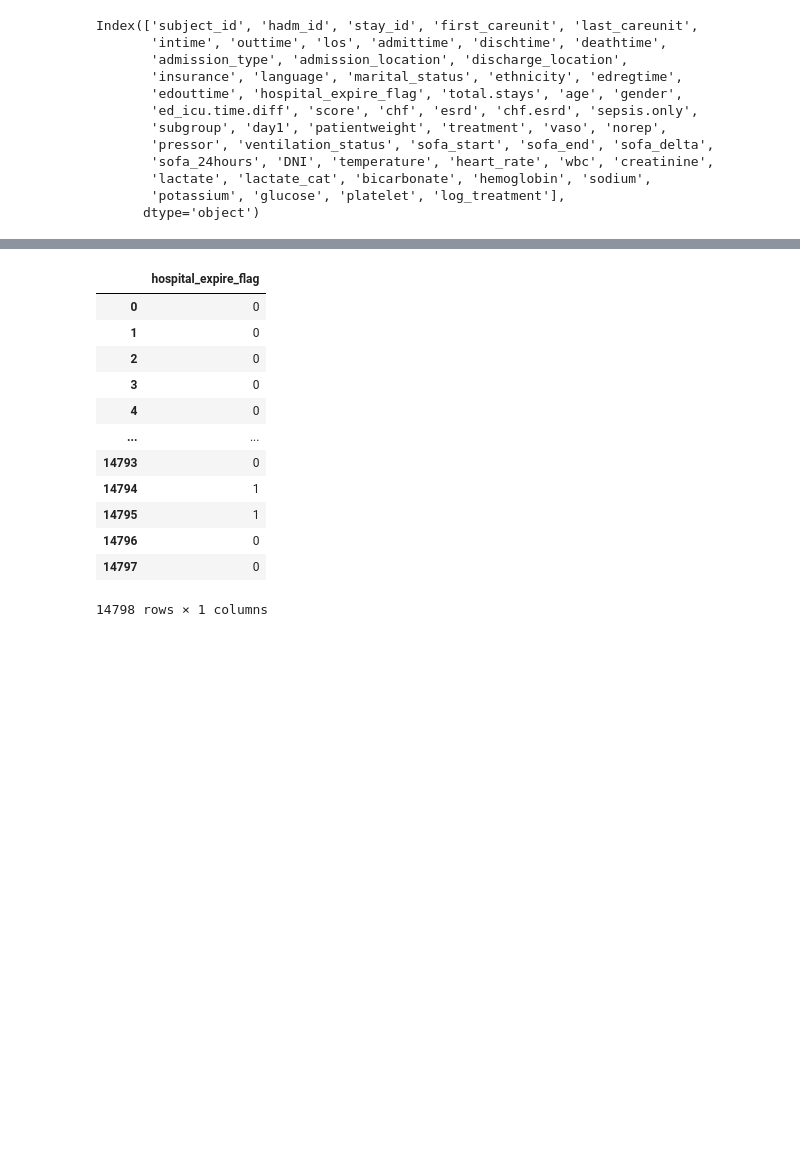
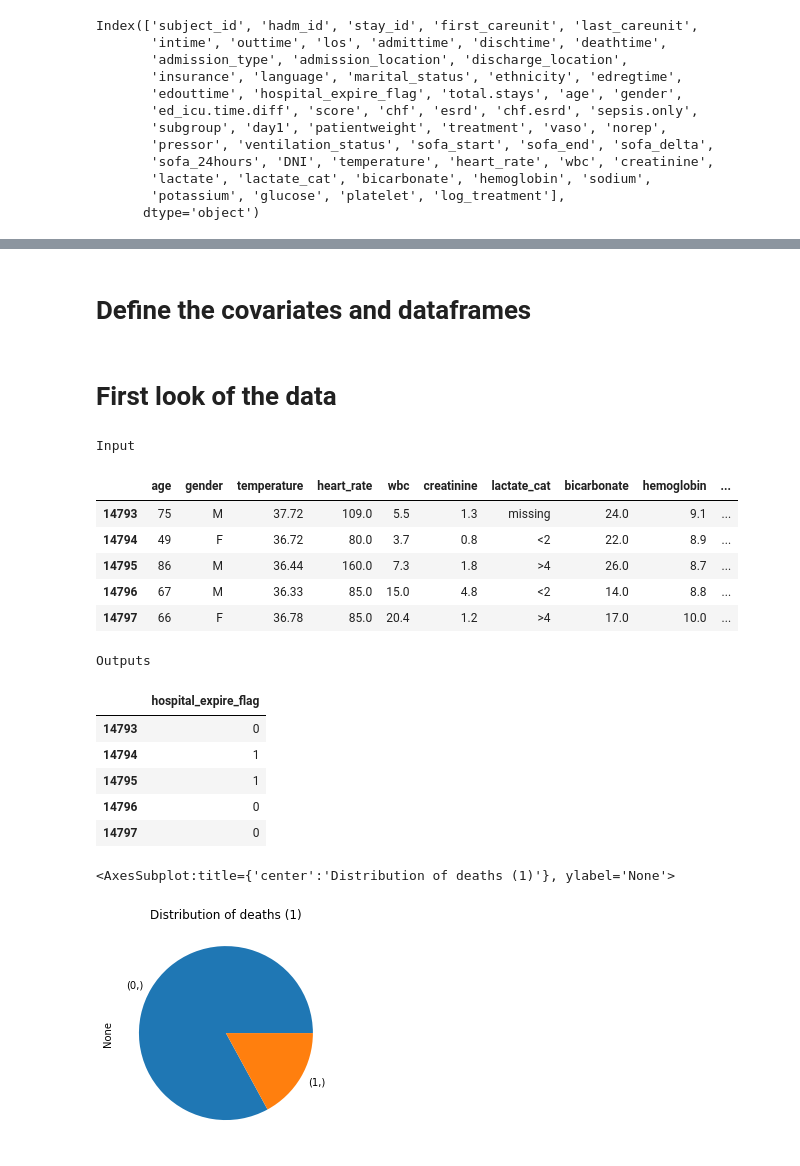
Before and after one commit to arnaud39/tarNET_continuous, a Jupyter notebook: data_exploration.ipynb, the cells around one changed output, grey strips where cells are left out. Cells and saved outputs as stored; diff of their text form; code cells hidden in the pictures; blank space fills up the shorter version.

Commit message:
data analysis notebook added

```diff
--- a/data_exploration.ipynb
+++ b/data_exploration.ipynb
@@ -26,3 +26,11 @@ Index(['subject_id', 'hadm_id', 'stay_id', 'first_careunit', 'last_careunit',
        'lactate', 'lactate_cat', 'bicarbonate', 'hemoglobin', 'sodium',
        'potassium', 'glucose', 'platelet', 'log_treatment'],
       dtype='object')
+# %%
+time_converter = lambda ts: pd.to_datetime(ts.str.strip(), format="%Y-%m-%dT%H:%M:%SZ")
+time_cols = ["outtime", "intime", "admittime", "dischtime", "deathtime", "edregtime", "edouttime"]
+for col in time_cols:
+    df_[col] = time_converter(df_[col])
+
+
+df_.info()
@@ -29,6 +78,8 @@ Index(['subject_id', 'hadm_id', 'stay_id', 'first_careunit', 'last_careunit',
+# %% [markdown]
+# Define the covariates and dataframes
 # %%
-outcomes = ["hospital_expire_flag"] #does he die or not
-cohort = ["chf", "esrd"] #dummies variable
+outcomes = ["hospital_expire_flag"]  # does he die or not
+cohort = ["chf", "esrd"]  # dummies variable
 covariates = [
     "age",
     "gender",
@@ -44,18 +95,7 @@ covariates = [
     "glucose",
     "platelet",
 ]
-df_[outcomes]
+
+
+df_y = df_.loc[:, outcomes]
+df_x = df_.loc[:, covariates]
-# %% [output]
-|  | hospital_expire_flag |
-| 0 | 0 |
-| 1 | 0 |
-| 2 | 0 |
-| 3 | 0 |
-| 4 | 0 |
-| ... | ... |
-| 14793 | 0 |
-| 14794 | 1 |
-| 14795 | 1 |
-| 14796 | 0 |
-| 14797 | 0 |
-14798 rows × 1 columns
@@ -63,0 +118,38 @@ from data.analysisTool import cfs, remove_features
+# %% [markdown]
+# First look of the data
+# %%
+### ???????????????why you don't add the missing values fullfill here before this step?????????????????????????
+
+from IPython.display import display_html
+from itertools import chain, cycle
+
+
+def display_side_by_side(*args, titles=cycle([""])):
+    html_str = ""
+    for df, title in zip(args, chain(titles, cycle(["</br>"]))):
+        html_str += '<th style="text-align:center"><td style="vertical-align:top">'
+        html_str += f"<h2>{title}</h2>"
+        html_str += df.to_html().replace("table", 'table style="display:inline"')
+        html_str += "</td></th>"
+    display_html(html_str, raw=True)
+
+
+display_side_by_side(df_x.tail(5), df_y.tail(5), titles=["Input", "Outputs"])
+df_y.value_counts().plot.pie(title="Distribution of deaths (1)")
+# %% [output]
+Input
+|  | age | gender | temperature | heart_rate | wbc | creatinine | lactate_cat | bicarbonate | hemoglobin | ... |
+| 14793 | 75 | M | 37.72 | 109.0 | 5.5 | 1.3 | missing | 24.0 | 9.1 | ... |
+| 14794 | 49 | F | 36.72 | 80.0 | 3.7 | 0.8 | <2 | 22.0 | 8.9 | ... |
+| 14795 | 86 | M | 36.44 | 160.0 | 7.3 | 1.8 | >4 | 26.0 | 8.7 | ... |
+| 14796 | 67 | M | 36.33 | 85.0 | 15.0 | 4.8 | <2 | 14.0 | 8.8 | ... |
+| 14797 | 66 | F | 36.78 | 85.0 | 20.4 | 1.2 | >4 | 17.0 | 10.0 | ... |
+Outputs
+|  | hospital_expire_flag |
+| 14793 | 0 |
+| 14794 | 1 |
+| 14795 | 1 |
+| 14796 | 0 |
+| 14797 | 0 |
+<AxesSubplot:title={'center':'Distribution of deaths (1)'}, ylabel='None'>
+[figure, added]
```
Also changed, not shown: parts of 17 cells of this notebook.
